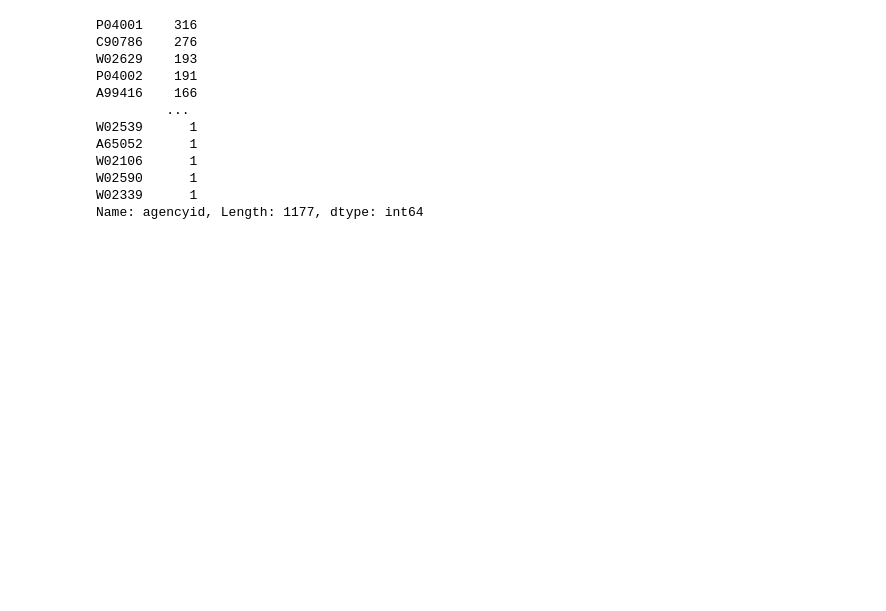
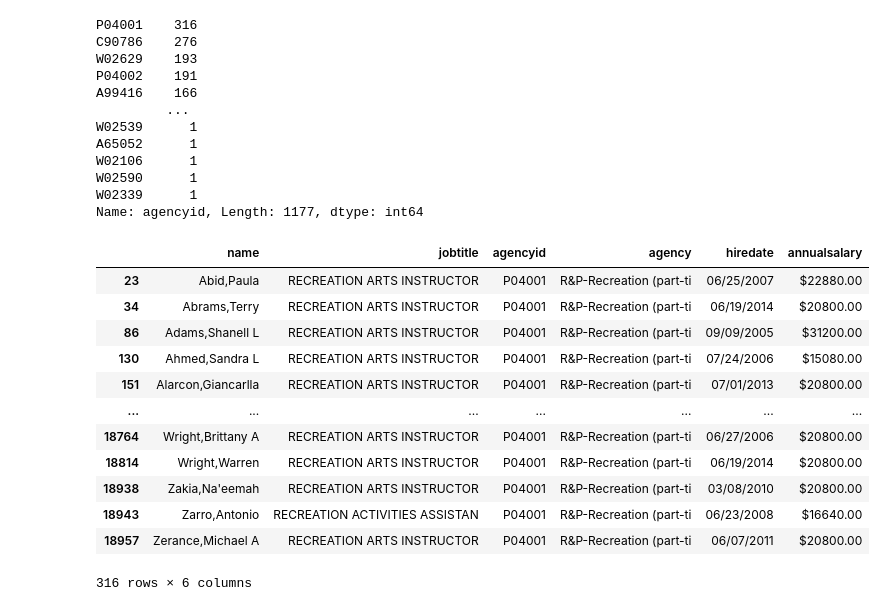
Before and after one commit to sujataprasad01/ML-Predicting-the-Baltimore-Salary-SVR-, a Jupyter notebook: Predicting_the_Baltimore_Salary(SVR).ipynb, the cells around one changed output. Cells and saved outputs as stored; diff of their text form; code cells hidden in the pictures; blank space fills up the shorter version.

```diff
--- a/Predicting_the_Baltimore_Salary(SVR).ipynb
+++ b/Predicting_the_Baltimore_Salary(SVR).ipynb
@@ -19134,3 +19134,19 @@ W02106      1
 W02590      1
 W02339      1
 Name: agencyid, Length: 1177, dtype: int64
+# %%
+newdf.loc[newdf.agencyid=='P04001']
+# %% [output]
+|  | name | jobtitle | agencyid | agency | hiredate | annualsalary |
+| 23 | Abid,Paula | RECREATION ARTS INSTRUCTOR | P04001 | R&P-Recreation (part-ti | 06/25/2007 | $22880.00 |
+| 34 | Abrams,Terry | RECREATION ARTS INSTRUCTOR | P04001 | R&P-Recreation (part-ti | 06/19/2014 | $20800.00 |
+| 86 | Adams,Shanell L | RECREATION ARTS INSTRUCTOR | P04001 | R&P-Recreation (part-ti | 09/09/2005 | $31200.00 |
+| 130 | Ahmed,Sandra L | RECREATION ARTS INSTRUCTOR | P04001 | R&P-Recreation (part-ti | 07/24/2006 | $15080.00 |
+| 151 | Alarcon,Giancarlla | RECREATION ARTS INSTRUCTOR | P04001 | R&P-Recreation (part-ti | 07/01/2013 | $20800.00 |
+| ... | ... | ... | ... | ... | ... | ... |
+| 18764 | Wright,Brittany A | RECREATION ARTS INSTRUCTOR | P04001 | R&P-Recreation (part-ti | 06/27/2006 | $20800.00 |
+| 18814 | Wright,Warren | RECREATION ARTS INSTRUCTOR | P04001 | R&P-Recreation (part-ti | 06/19/2014 | $20800.00 |
+| 18938 | Zakia,Na'eemah | RECREATION ARTS INSTRUCTOR | P04001 | R&P-Recreation (part-ti | 03/08/2010 | $20800.00 |
+| 18943 | Zarro,Antonio | RECREATION ACTIVITIES ASSISTAN | P04001 | R&P-Recreation (part-ti | 06/23/2008 | $16640.00 |
+| 18957 | Zerance,Michael A | RECREATION ARTS INSTRUCTOR | P04001 | R&P-Recreation (part-ti | 06/07/2011 | $20800.00 |
+316 rows × 6 columns
```
Also changed, not shown: parts of 1 cell of this notebook.
